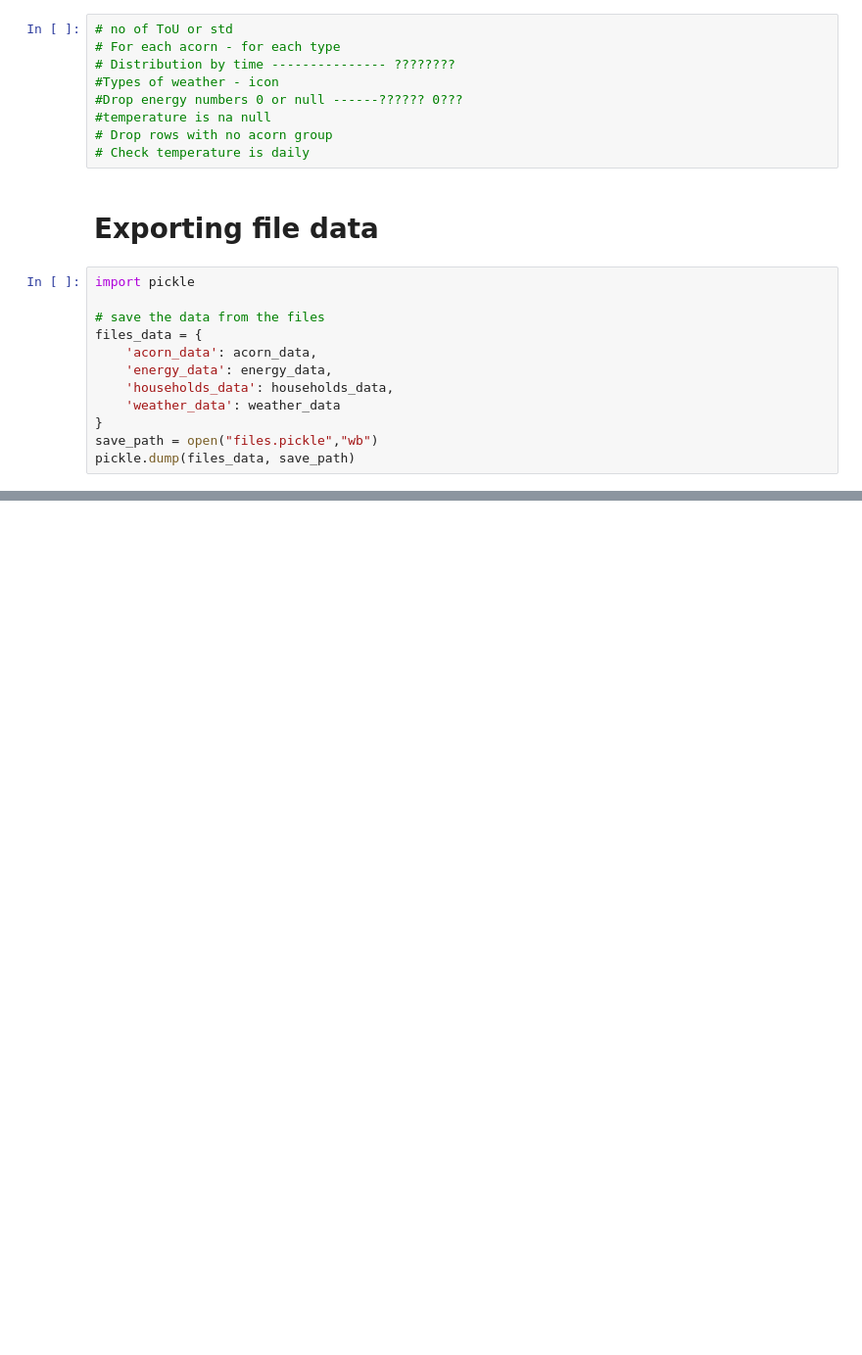
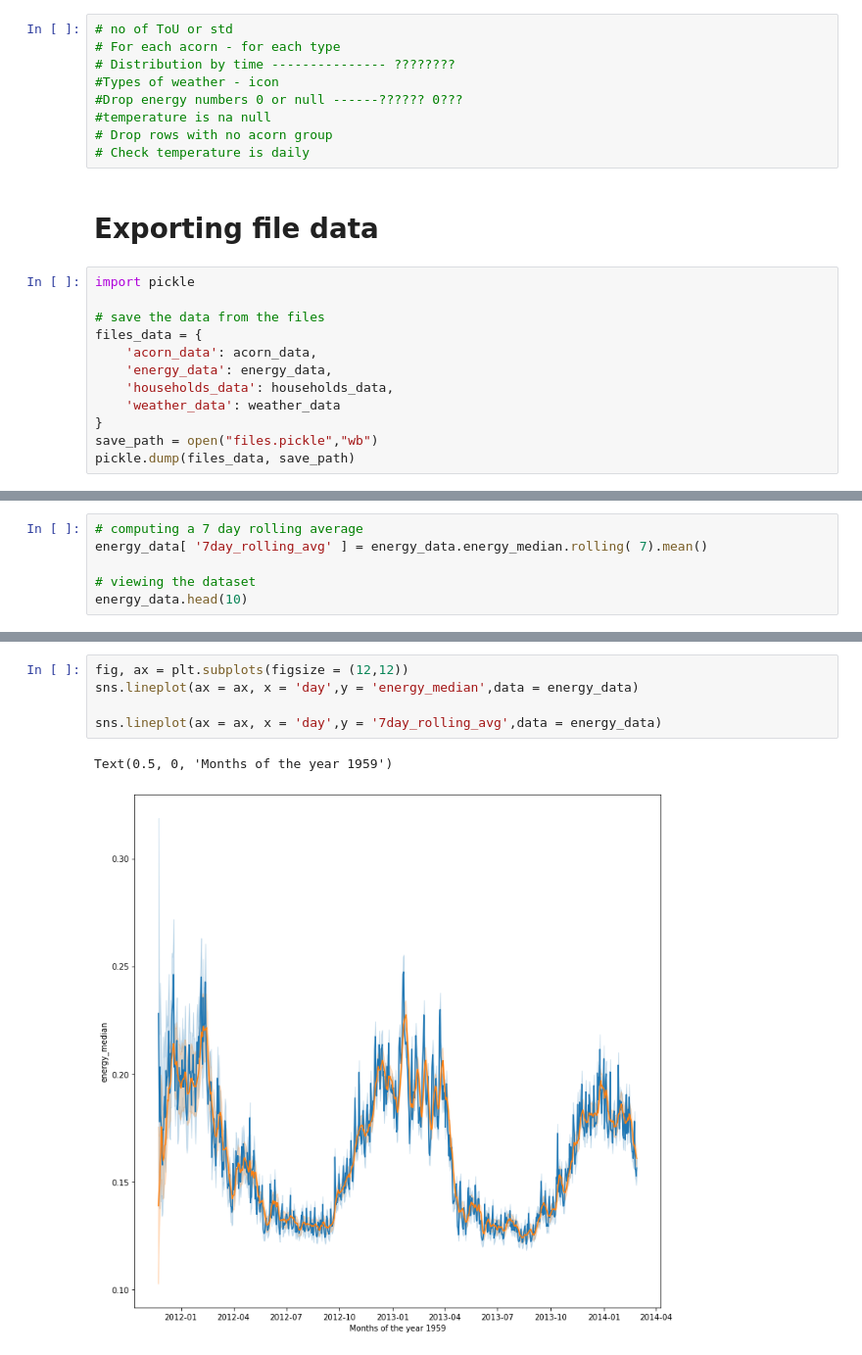
Before and after one commit to Akansh-a/Smart-Meters, a Jupyter notebook: 2.Input Files.ipynb, the cells around one changed output, grey strips where cells are left out. Shown: that part at 98% size. Cells and saved outputs as stored; diff of their text form; blank space fills up the shorter version.

```diff
--- a/2.Input Files.ipynb
+++ b/2.Input Files.ipynb
@@ -202,0 +240,6 @@ pickle.dump(files_data, save_path)
+# %%
+# computing a 7 day rolling average
+energy_data[ '7day_rolling_avg' ] = energy_data.energy_median.rolling( 7).mean()
+
+# viewing the dataset
+energy_data.head(10)
@@ -202,0 +258,8 @@ pickle.dump(files_data, save_path)
+# %%
+fig, ax = plt.subplots(figsize = (12,12))
+sns.lineplot(ax = ax, x = 'day',y = 'energy_median',data = energy_data)
+
+sns.lineplot(ax = ax, x = 'day',y = '7day_rolling_avg',data = energy_data)
+# %% [output]
+Text(0.5, 0, 'Months of the year 1959')
+[figure, added]
```
Also changed, not shown: parts of 14 cells of this notebook.
